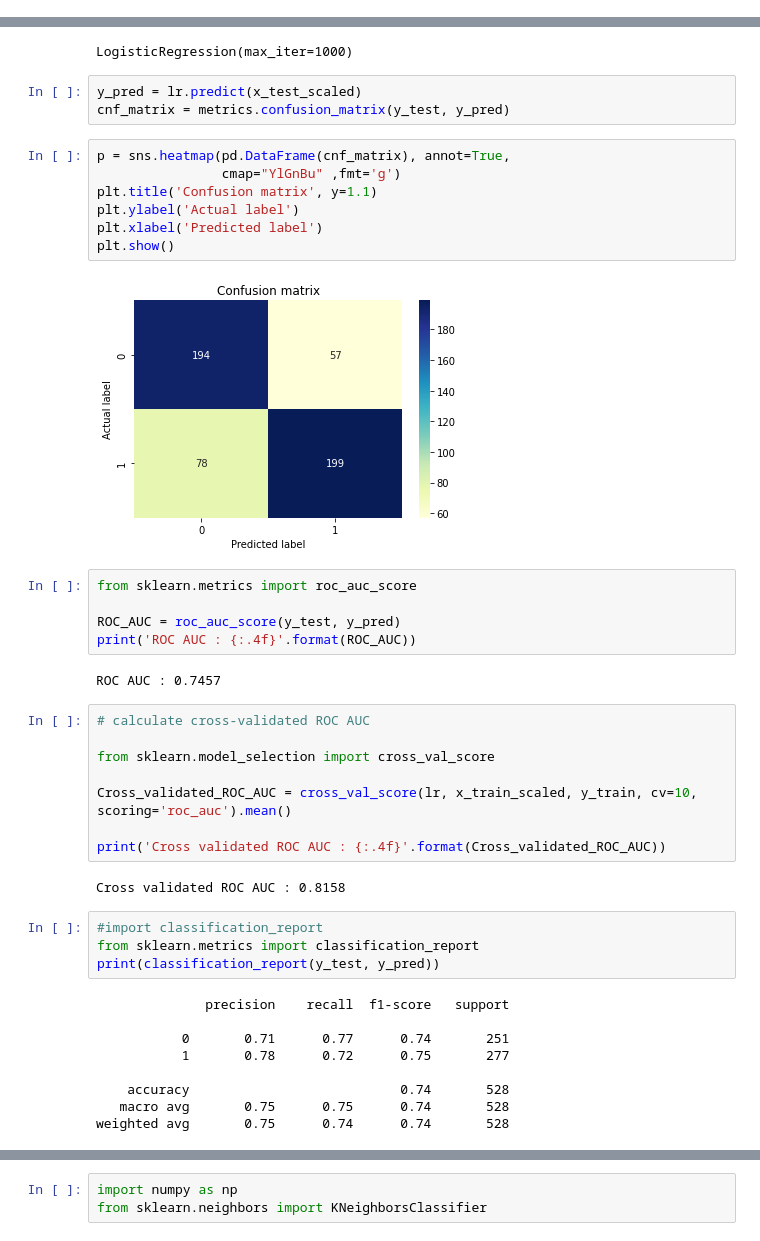
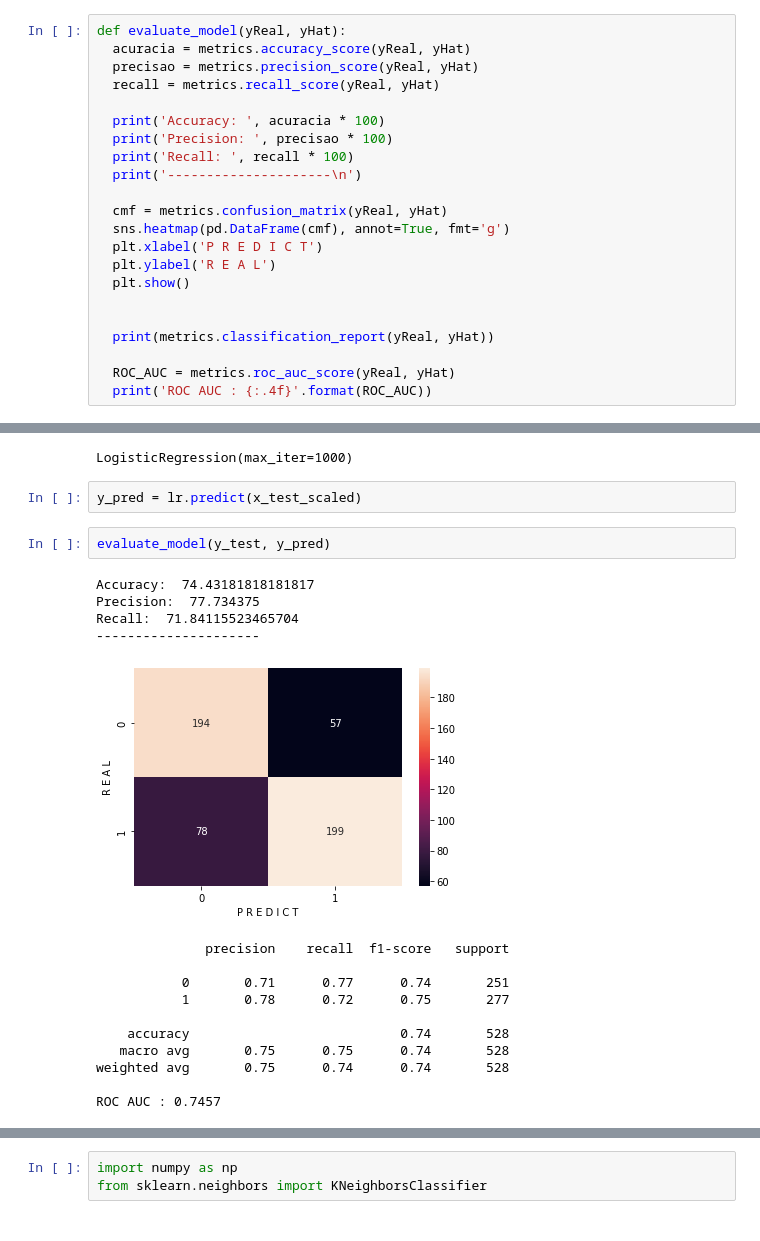
Before and after one commit to felipebmaia/netlab_spam_classificator, a Jupyter notebook: code/preprocessing_data.ipynb, the cells around one changed output, grey strips where cells are left out. Drawn from its saved outputs; the diff is of its cells as text.

Commit message:
🎨 format of the code.

```diff
--- a/code/preprocessing_data.ipynb
+++ b/code/preprocessing_data.ipynb
@@ -383,3 +391,25 @@ scaler = StandardScaler()
 
 x_train_scaled = scaler.fit_transform(x_train)
 x_test_scaled = scaler.transform(x_test)
+# %%
+def evaluate_model(yReal, yHat):
+  acuracia = metrics.accuracy_score(yReal, yHat)
+  precisao = metrics.precision_score(yReal, yHat)
+  recall = metrics.recall_score(yReal, yHat)
+
+  print('Accuracy: ', acuracia * 100)
+  print('Precision: ', precisao * 100)
+  print('Recall: ', recall * 100)
+  print('---------------------\n')
+
+  cmf = metrics.confusion_matrix(yReal, yHat)
+  sns.heatmap(pd.DataFrame(cmf), annot=True, fmt='g')
+  plt.xlabel('P R E D I C T')
+  plt.ylabel('R E A L')
+  plt.show()
+
+
+  print(metrics.classification_report(yReal, yHat))
+
+  ROC_AUC = metrics.roc_auc_score(yReal, yHat)
+  print('ROC AUC : {:.4f}'.format(ROC_AUC))
@@ -390,43 +422,21 @@ lr.fit(x_train_scaled, y_train)
 LogisticRegression(max_iter=1000)
 # %%
 y_pred = lr.predict(x_test_scaled)
-cnf_matrix = metrics.confusion_matrix(y_test, y_pred)
-# %%
-p = sns.heatmap(pd.DataFrame(cnf_matrix), annot=True,
-                cmap="YlGnBu" ,fmt='g')
-plt.title('Confusion matrix', y=1.1)
-plt.ylabel('Actual label')
-plt.xlabel('Predicted label')
-plt.show()
-# %% [output]
-[figure, removed]
-# %%
-from sklearn.metrics import roc_auc_score
-
-ROC_AUC = roc_auc_score(y_test, y_pred)
-print('ROC AUC : {:.4f}'.format(ROC_AUC))
-# %% [output]
-ROC AUC : 0.7457
-# %%
-# calculate cross-validated ROC AUC
-
-from sklearn.model_selection import cross_val_score
-
-Cross_validated_ROC_AUC = cross_val_score(lr, x_train_scaled, y_train, cv=10, scoring='roc_auc').mean()
-
-print('Cross validated ROC AUC : {:.4f}'.format(Cross_validated_ROC_AUC))
-# %% [output]
-Cross validated ROC AUC : 0.8158
-# %%
-#import classification_report
-from sklearn.metrics import classification_report
-print(classification_report(y_test, y_pred))
-# %% [output]
-              precision    recall  f1-score   support
-
-           0       0.71      0.77      0.74       251
-           1       0.78      0.72      0.75       277
-
-    accuracy                           0.74       528
-   macro avg       0.75      0.75      0.74       528
-weighted avg       0.75      0.74      0.74       528
+# %%
+evaluate_model(y_test, y_pred)
+# %% [output]
+Accuracy:  74.43181818181817
+Precision:  77.734375
+Recall:  71.84115523465704
+---------------------
+[figure, added]
+              precision    recall  f1-score   support
+
+           0       0.71      0.77      0.74       251
+           1       0.78      0.72      0.75       277
+
+    accuracy                           0.74       528
+   macro avg       0.75      0.75      0.74       528
+weighted avg       0.75      0.74      0.74       528
+
+ROC AUC : 0.7457
```
Also changed, not shown: parts of 34 cells of this notebook.
